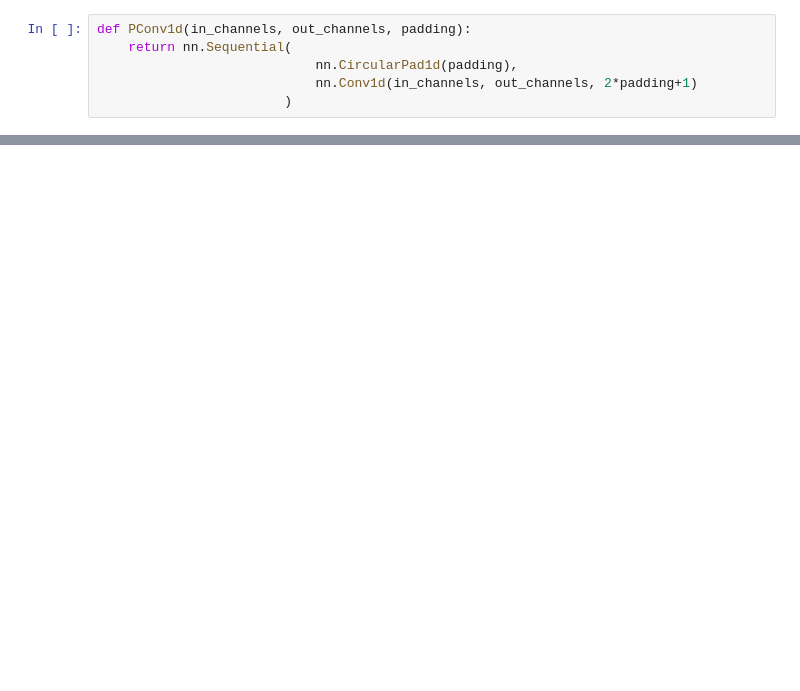
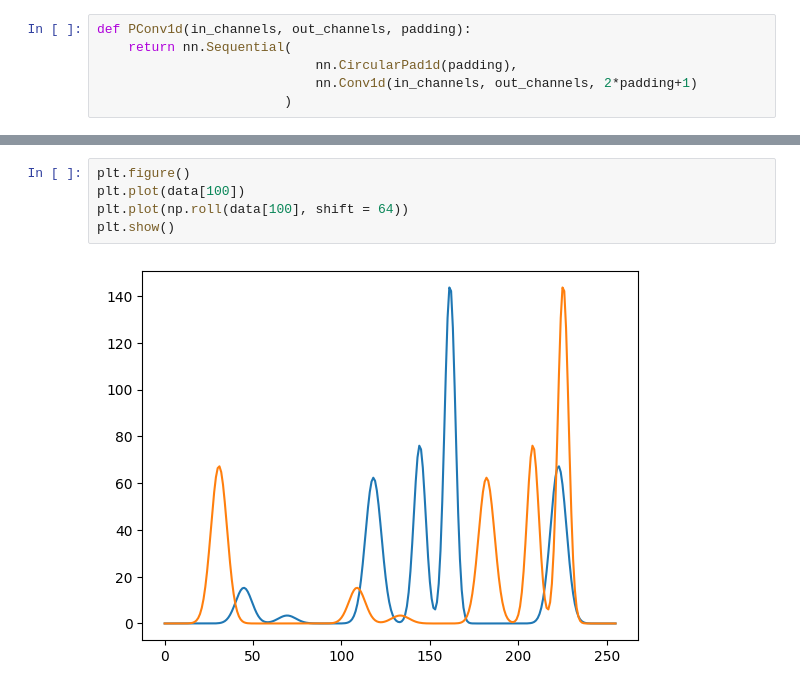
Before and after one commit to c-earth/diff2struct, a Jupyter notebook: Period1DAE.ipynb, the cells around one changed output, grey strips where cells are left out. Drawn from its saved outputs; the diff is of its cells as text; blank space fills up the shorter version.

```diff
--- a/Period1DAE.ipynb
+++ b/Period1DAE.ipynb
@@ -102,0 +249,7 @@ class PAE(nn.Module):
+# %%
+plt.figure()
+plt.plot(data[100])
+plt.plot(np.roll(data[100], shift = 64))
+plt.show()
+# %% [output]
+[figure, added]
```
Also changed, not shown: parts of 20 cells of this notebook.
